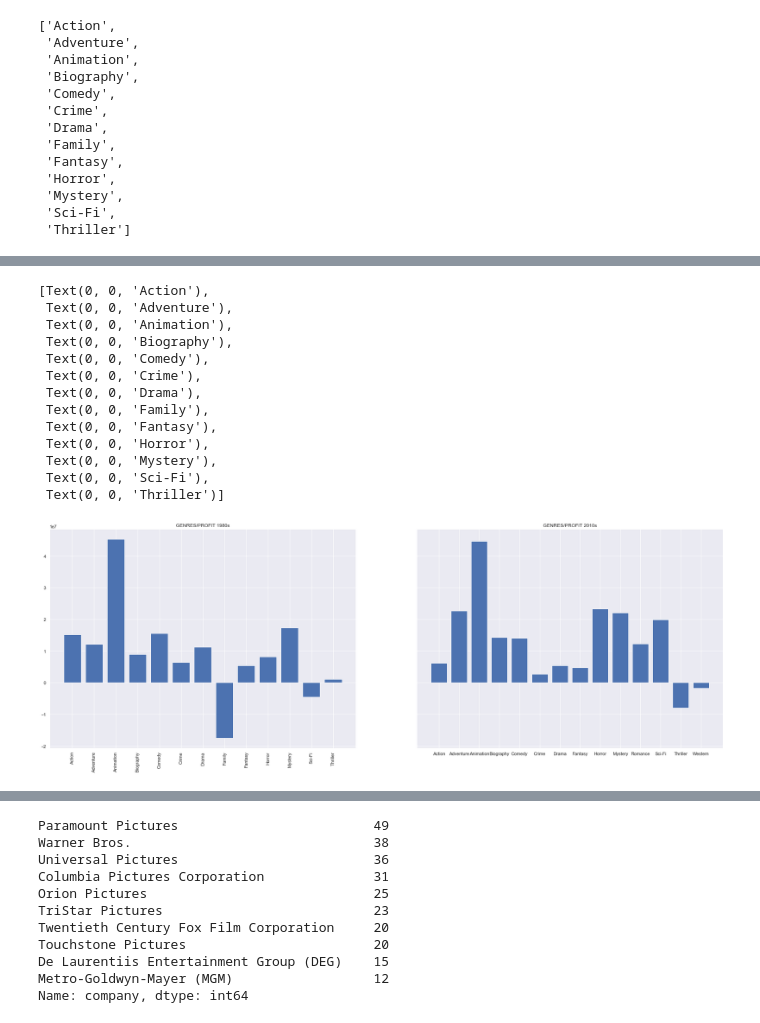
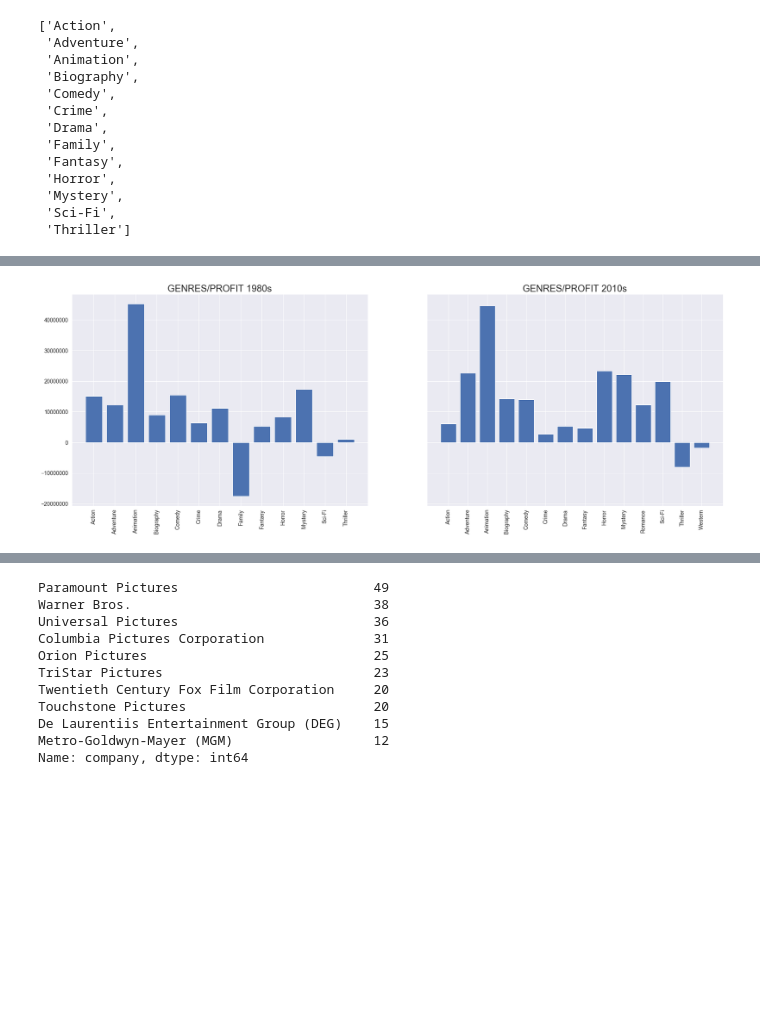
Before and after one commit to adrientalbot/your-own-project, a Jupyter notebook: data/Movies analysis.ipynb, the cells around one changed output, grey strips where cells are left out. Cells and saved outputs as stored; diff of their text form; code cells hidden in the pictures; blank space fills up the shorter version.

```diff
--- a/data/Movies analysis.ipynb
+++ b/data/Movies analysis.ipynb
@@ -450,29 +466,18 @@ sorted(movies_2010s_genres_unique)
 # %%
 #GENRE VS PROFIT
 genres_profit_1980 = movies_1980s.groupby('genre')['profit'].mean()
 genres_profit_2010 = movies_2010s.groupby('genre')['profit'].mean()
 
 fig, (ax1,ax2) =plt.subplots(1,2, sharey = True, figsize = (30,10))
 ax1.bar(sorted(movies_1980s_genres_unique), genres_profit_1980)
 ax2.bar(sorted(movies_2010s_genres_unique), genres_profit_2010)
 ax1.set_title('GENRES/PROFIT 1980s')
 ax2.set_title('GENRES/PROFIT 2010s')
 ax1.set_xticklabels(labels = sorted(movies_1980s_genres_unique), rotation=90)
+ax2.set_xticklabels(labels = sorted(movies_2010s_genres_unique), rotation=90)
+ax1.ticklabel_format(style ='plain', axis='y')
 # %% [output]
-[Text(0, 0, 'Action'),
- Text(0, 0, 'Adventure'),
- Text(0, 0, 'Animation'),
- Text(0, 0, 'Biography'),
- Text(0, 0, 'Comedy'),
- Text(0, 0, 'Crime'),
- Text(0, 0, 'Drama'),
- Text(0, 0, 'Family'),
- Text(0, 0, 'Fantasy'),
- Text(0, 0, 'Horror'),
- Text(0, 0, 'Mystery'),
- Text(0, 0, 'Sci-Fi'),
- Text(0, 0, 'Thriller')]
-[figure, old version]
+[figure, new version]
 # %%
 #GENRE VS RATE OF RETURN
 genres_rr_1980 = movies_1980s.groupby('genre')['return rate'].mean()
```
Also changed, not shown: parts of 84 cells of this notebook.
